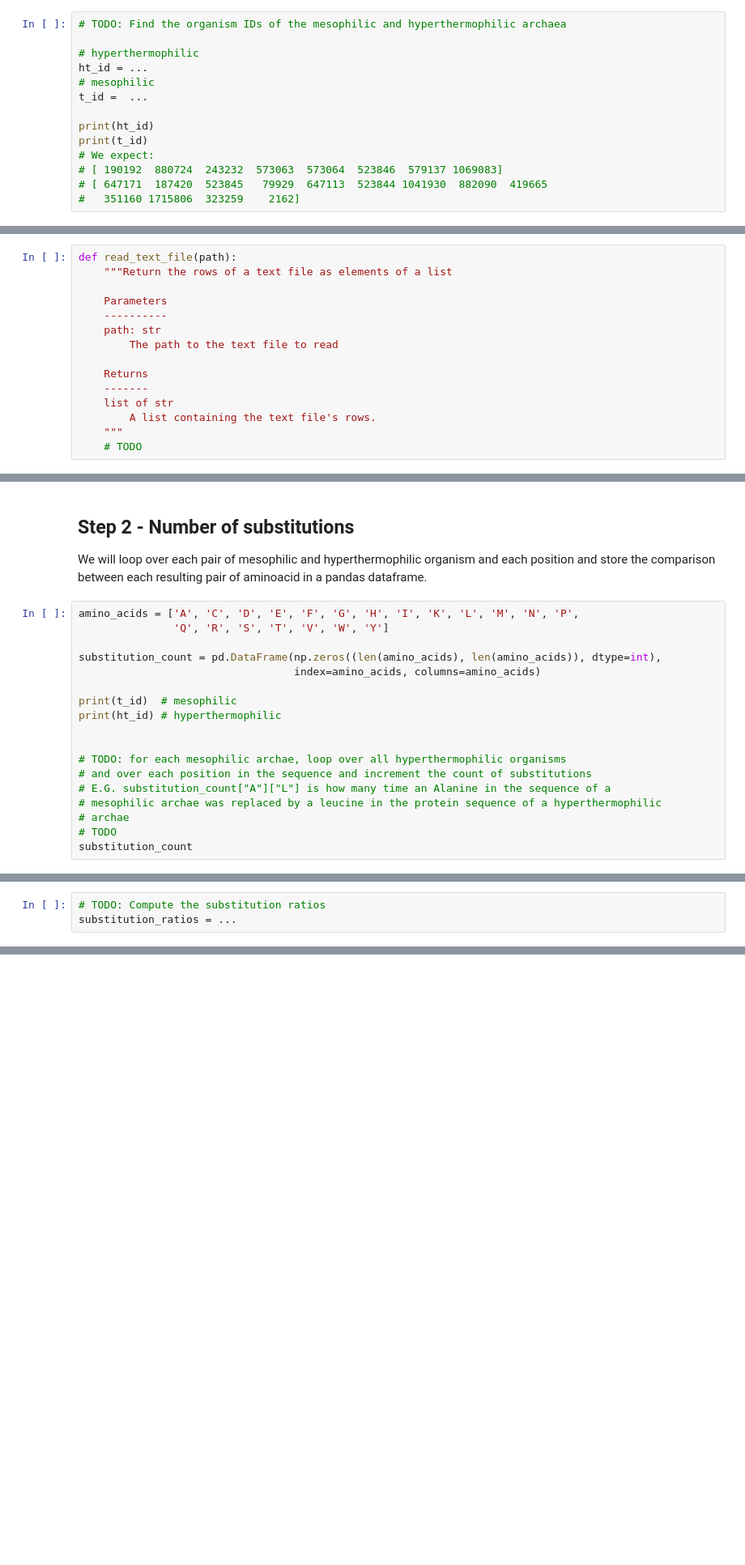
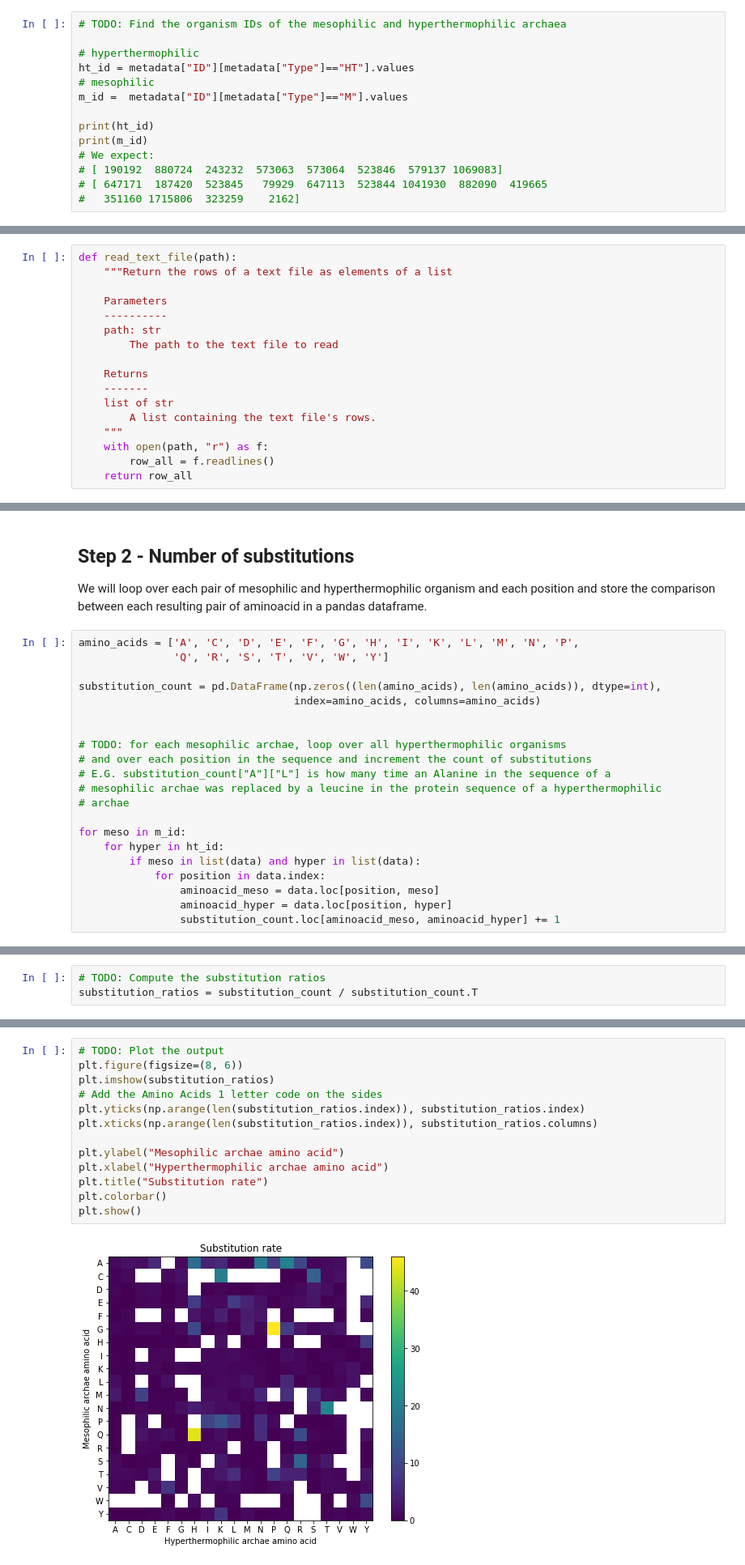
Before and after one commit to rfayat/PSL_Graduate, a Jupyter notebook: Python_Data_Analysis/05-MiniProject-Pandas/01-Alignment_Analysis.ipynb, the cells around one changed output, grey strips where cells are left out. Shown: that part at 81% size. Cells and saved outputs as stored; diff of their text form; blank space fills up the shorter version.

```diff
--- a/Python_Data_Analysis/05-MiniProject-Pandas/01-Alignment_Analysis.ipynb
+++ b/Python_Data_Analysis/05-MiniProject-Pandas/01-Alignment_Analysis.ipynb
@@ -52,12 +66,12 @@ metadata.head(5)
 # TODO: Find the organism IDs of the mesophilic and hyperthermophilic archaea
 
 # hyperthermophilic
-ht_id = ...
+ht_id = metadata["ID"][metadata["Type"]=="HT"].values
 # mesophilic
-t_id =  ...
+m_id =  metadata["ID"][metadata["Type"]=="M"].values
 
 print(ht_id)
-print(t_id)
+print(m_id)
 # We expect:
 # [ 190192  880724  243232  573063  573064  523846  579137 1069083]
 # [ 647171  187420  523845   79929  647113  523844 1041930  882090  419665
@@ -124,7 +161,9 @@ def read_text_file(path):
     list of str
         A list containing the text file's rows.
     """
-    # TODO
+    with open(path, "r") as f:
+        row_all = f.readlines()
+    return row_all
 # %%
 # Test it on the data
 data_path = "Ftr_A.aln"
@@ -198,14 +270,17 @@ amino_acids = ['A', 'C', 'D', 'E', 'F', 'G', 'H', 'I', 'K', 'L', 'M', 'N', 'P',
 substitution_count = pd.DataFrame(np.zeros((len(amino_acids), len(amino_acids)), dtype=int),
                                   index=amino_acids, columns=amino_acids)
 
-print(t_id)  # mesophilic
-print(ht_id) # hyperthermophilic
-
 
 # TODO: for each mesophilic archae, loop over all hyperthermophilic organisms
 # and over each position in the sequence and increment the count of substitutions
 # E.G. substitution_count["A"]["L"] is how many time an Alanine in the sequence of a
 # mesophilic archae was replaced by a leucine in the protein sequence of a hyperthermophilic
 # archae
-# TODO
-substitution_count
+
+for meso in m_id:
+    for hyper in ht_id:
+        if meso in list(data) and hyper in list(data):
+            for position in data.index:
+                aminoacid_meso = data.loc[position, meso]
+                aminoacid_hyper = data.loc[position, hyper]
+                substitution_count.loc[aminoacid_meso, aminoacid_hyper] += 1
@@ -214,7 +309,7 @@ substitution_count
 Compute the substitution ratios by dividing the substitution matrix by its transpose and plot the result.
 # %%
 # TODO: Compute the substitution ratios
-substitution_ratios = ...
+substitution_ratios = substitution_count / substitution_count.T
 # %%
 substitution_ratios
 # We expect something similar to:
@@ -228,0 +340,15 @@ substitution_ratios
+# %%
+# TODO: Plot the output
+plt.figure(figsize=(8, 6))
+plt.imshow(substitution_ratios)
+# Add the Amino Acids 1 letter code on the sides
+plt.yticks(np.arange(len(substitution_ratios.index)), substitution_ratios.index)
+plt.xticks(np.arange(len(substitution_ratios.index)), substitution_ratios.columns)
+
+plt.ylabel("Mesophilic archae amino acid")
+plt.xlabel("Hyperthermophilic archae amino acid")
+plt.title("Substitution rate")
+plt.colorbar()
+plt.show()
+# %% [output]
+[figure, added]
```
Also changed, not shown: parts of 13 cells of this notebook, 7 other files.
